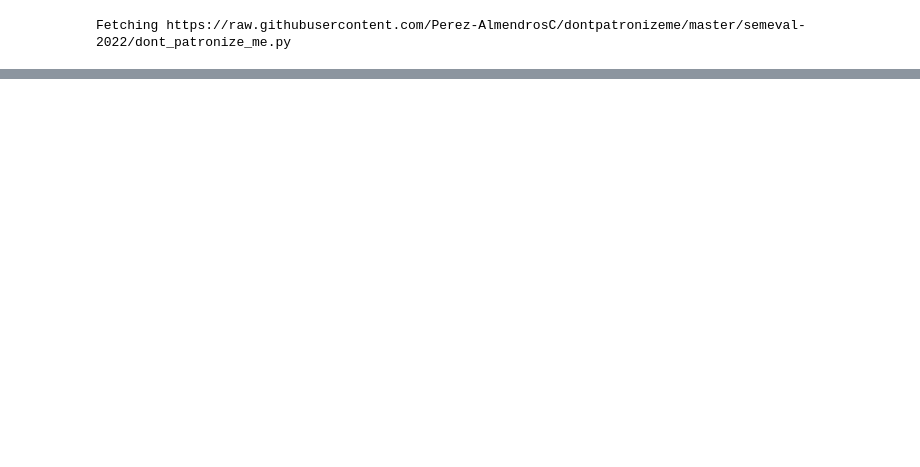
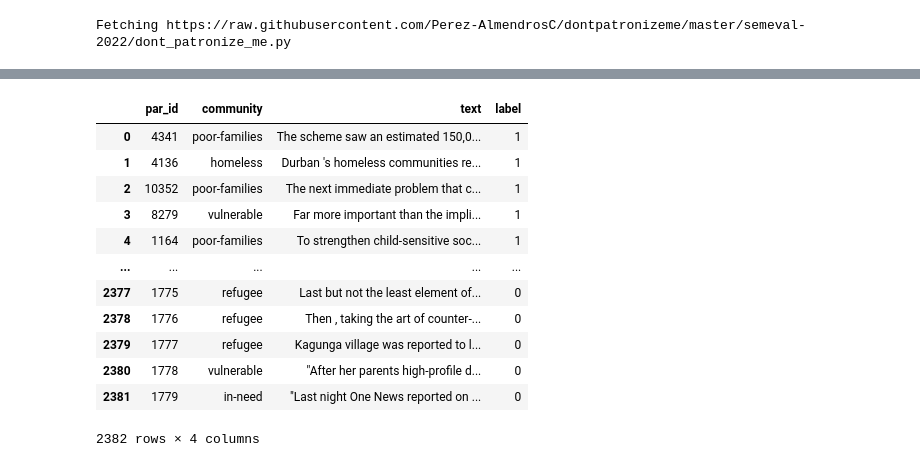
Before and after one commit to preesha-gehlot/nlp, a Jupyter notebook: NLP_CW.ipynb, the cells around one changed output, grey strips where cells are left out. Cells and saved outputs as stored; diff of their text form; code cells hidden in the pictures; blank space fills up the shorter version.

```diff
--- a/NLP_CW.ipynb
+++ b/NLP_CW.ipynb
@@ -181,0 +238,16 @@ trainer.train()
+# %%
+training_set1
+# %% [output]
+|  | par_id | community | text | label |
+| 0 | 4341 | poor-families | The scheme saw an estimated 150,0... | 1 |
+| 1 | 4136 | homeless | Durban 's homeless communities re... | 1 |
+| 2 | 10352 | poor-families | The next immediate problem that c... | 1 |
+| 3 | 8279 | vulnerable | Far more important than the impli... | 1 |
+| 4 | 1164 | poor-families | To strengthen child-sensitive soc... | 1 |
+| ... | ... | ... | ... | ... |
+| 2377 | 1775 | refugee | Last but not the least element of... | 0 |
+| 2378 | 1776 | refugee | Then , taking the art of counter-... | 0 |
+| 2379 | 1777 | refugee | Kagunga village was reported to l... | 0 |
+| 2380 | 1778 | vulnerable | "After her parents high-profile d... | 0 |
+| 2381 | 1779 | in-need | "Last night One News reported on ... | 0 |
+2382 rows × 4 columns
```
Also changed, not shown: parts of 58 cells of this notebook, 2 other files.
